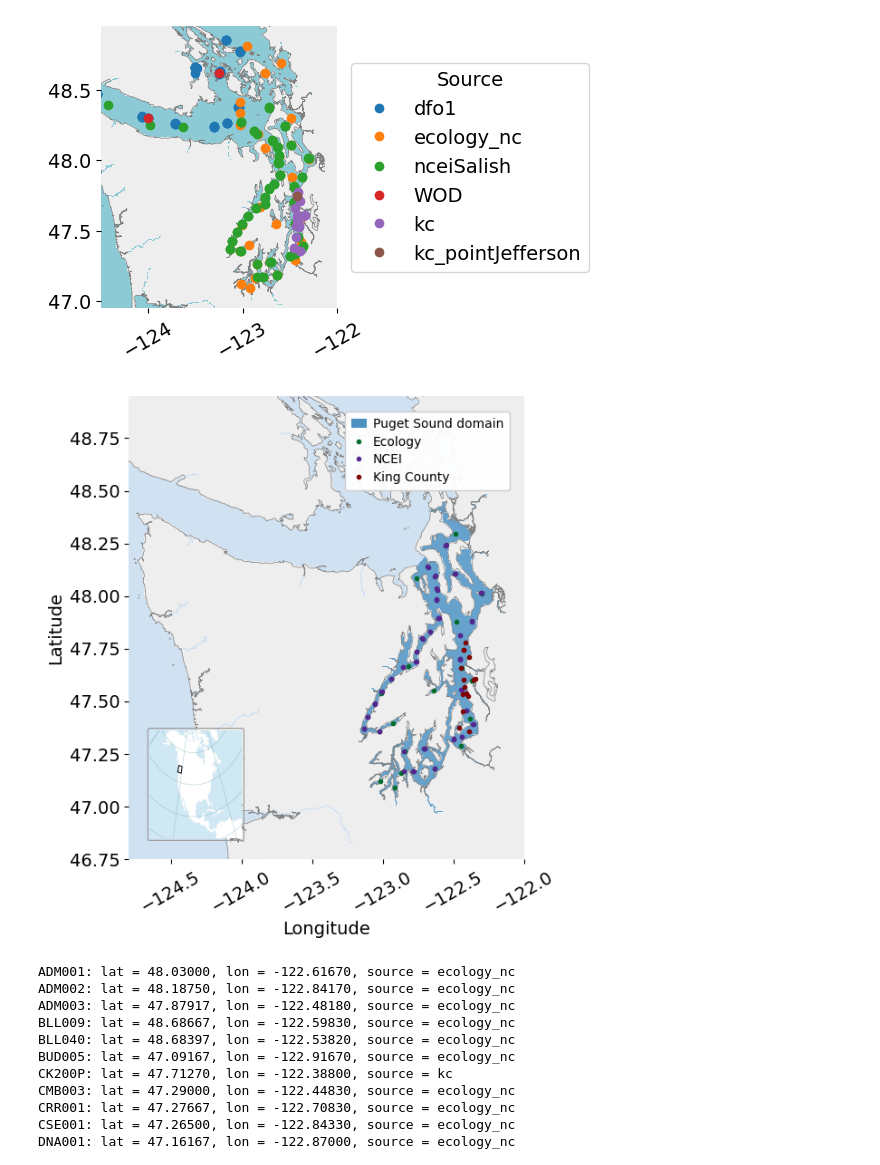
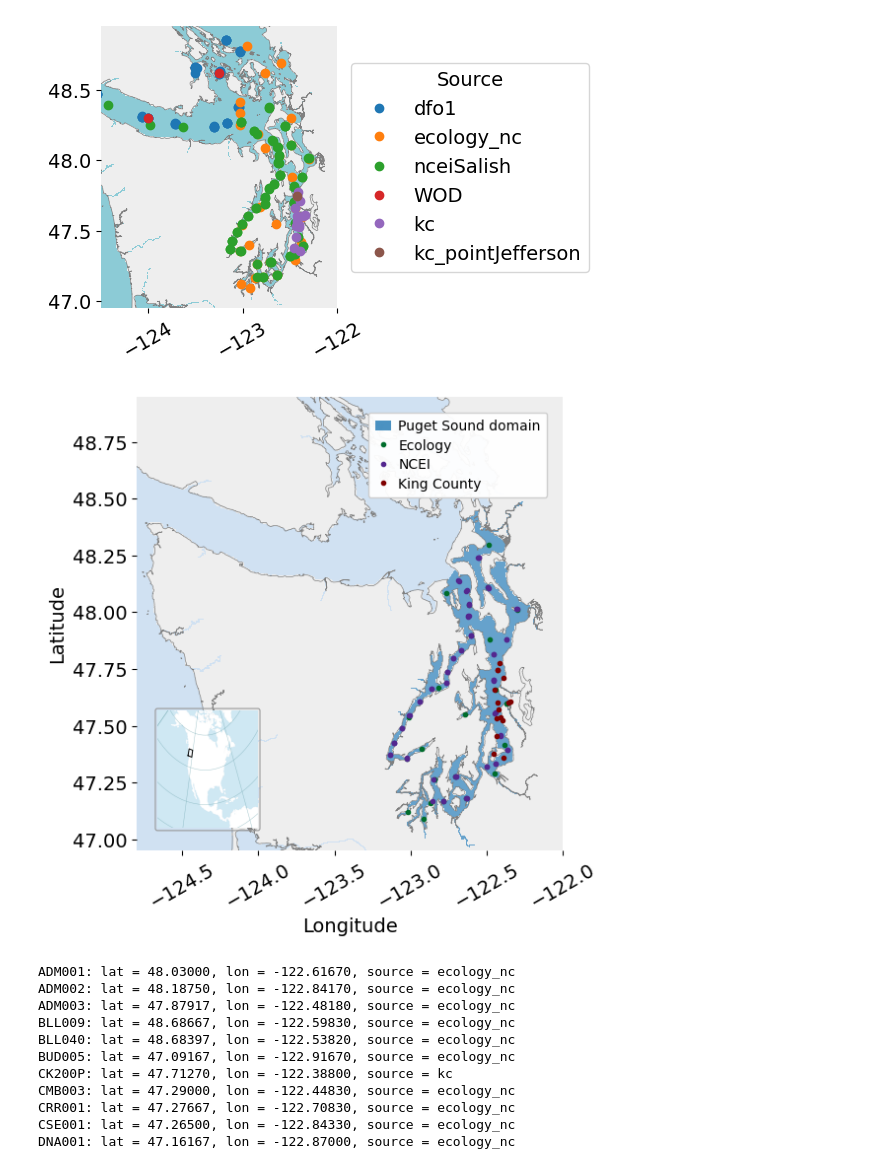
Before and after one commit to tiabottger/LO_user, a Jupyter notebook: intermodel_comparison/obs_locations.ipynb, the cells around one changed output. Saved outputs shown, nothing was run; the diff lists cells and outputs as text; code cells hidden in the pictures.

```diff
--- a/intermodel_comparison/obs_locations.ipynb
+++ b/intermodel_comparison/obs_locations.ipynb
@@ -149,7 +149,7 @@ plt.show()
 # lon_high = -122.1
 
 # including Strait of Juan de Fuca
-lat_low = 46.75
+lat_low = 46.95
 lat_high = 48.95
 lon_low = -124.8
 lon_high = -122
@@ -329,7 +329,7 @@ proj = ccrs.AlbersEqualArea(
 )
 
 axins = fig.add_axes(
-    [0.22, 0.23, 0.17, 0.17],
+    [0.22, 0.25, 0.17, 0.17],
     projection=proj
 )
 axins.set_aspect('auto')
@@ -384,34 +384,34 @@ axins.plot(
     color="black",
     linewidth=0.7,
     zorder=5,
 )
 
 # Remove outer frame/ticks
 axins.set_xticks([])
 axins.set_yticks([])
 axins.set_frame_on(False)
 
 # Rounded border around inset
 border = FancyBboxPatch(
     (0, 0), 1, 1,
     boxstyle="round,pad=0.02",
     transform=axins.transAxes,
     fill=False,
     edgecolor="0.6",      # light gray like the legend
     linewidth=0.8,
     clip_on=False,
     zorder=10,
 )
 
 axins.add_patch(border)
 
 for spine in axins.spines.values():
     spine.set_visible(False)
 
 plt.show()
 #plt.savefig(out_dir / 'cast_locations_by_source.png', bbox_inches='tight')
 # %% [output]
-[figure, old version]
+[figure, new version]
 # %%
 # Keep only rows where source is not NaN / None / empty
 obs = data_all['obs']
```
Also changed, not shown: 2 other files.
